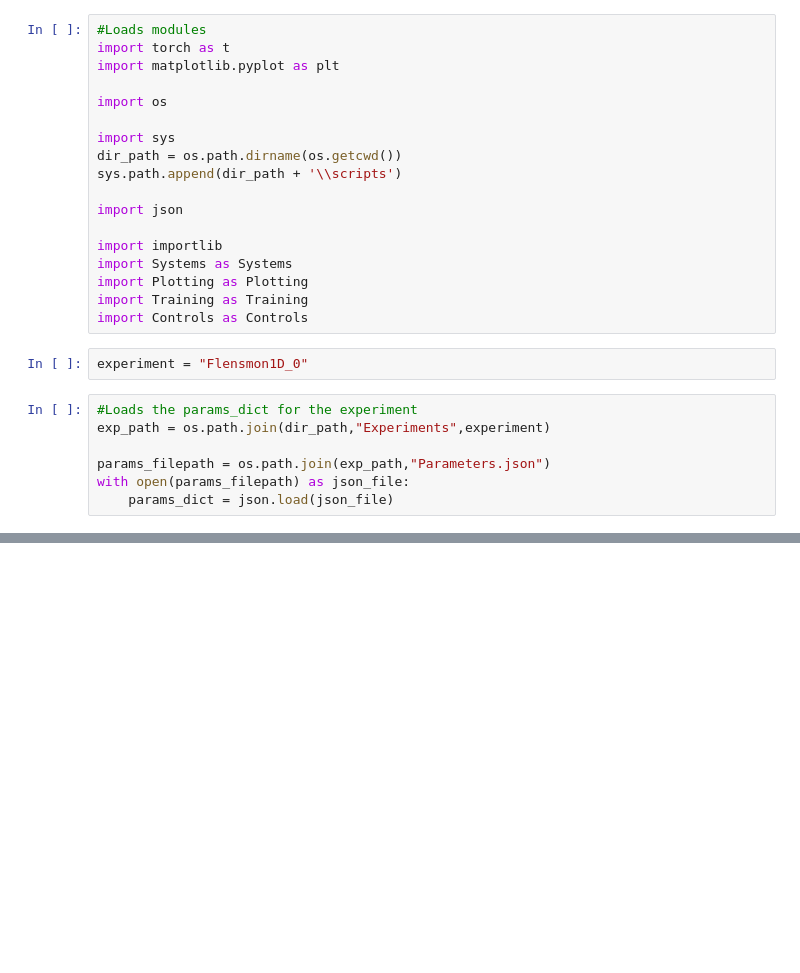
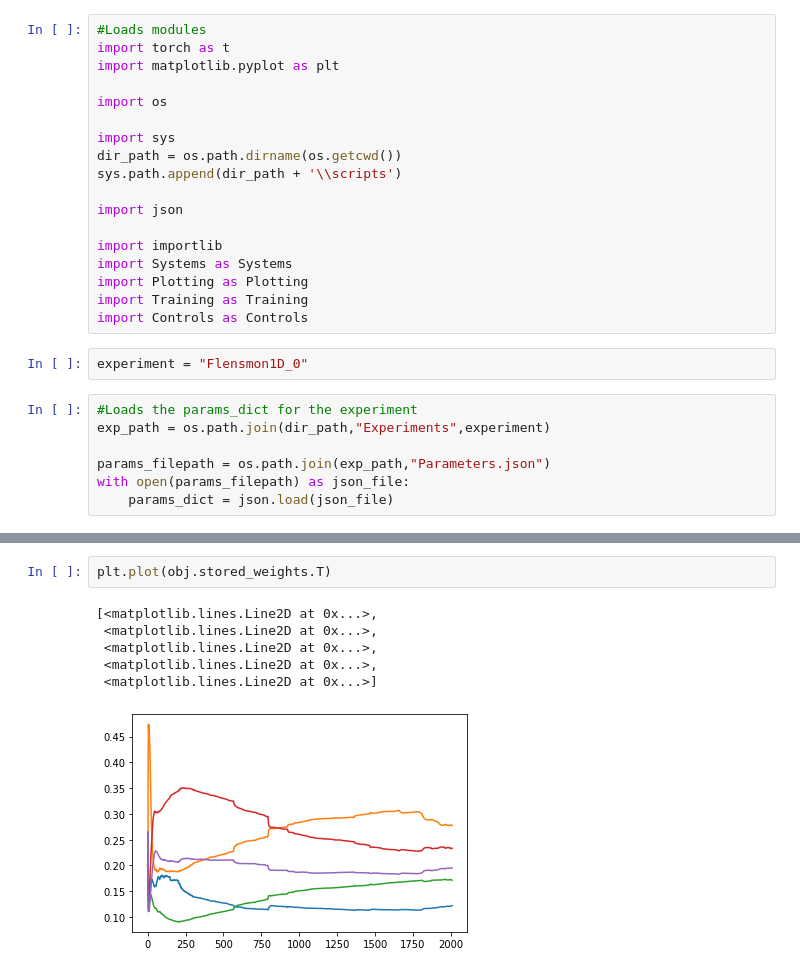
Before and after one commit to Vinther901/Quantum-Optimal-Control, a Jupyter notebook: 1DToyExample/RunExperiments.ipynb, the cells around one changed output, grey strips where cells are left out. Saved outputs shown, nothing was run; the diff lists cells and outputs as text; blank space fills up the shorter version.

Commit message:
Not really any changes. Will have to finally implement the Experiments workflow by implementing plotting and saving into the scripts.

```diff
--- a/1DToyExample/RunExperiments.ipynb
+++ b/1DToyExample/RunExperiments.ipynb
@@ -64,0 +70,9 @@ Right now the dimensions of the derivatives are not correct.
+# %%
+plt.plot(obj.stored_weights.T)
+# %% [output]
+[<matplotlib.lines.Line2D at 0x...>,
+ <matplotlib.lines.Line2D at 0x...>,
+ <matplotlib.lines.Line2D at 0x...>,
+ <matplotlib.lines.Line2D at 0x...>,
+ <matplotlib.lines.Line2D at 0x...>]
+[figure, added]
```
Also changed, not shown: parts of 8 cells of this notebook, 5 other files.
